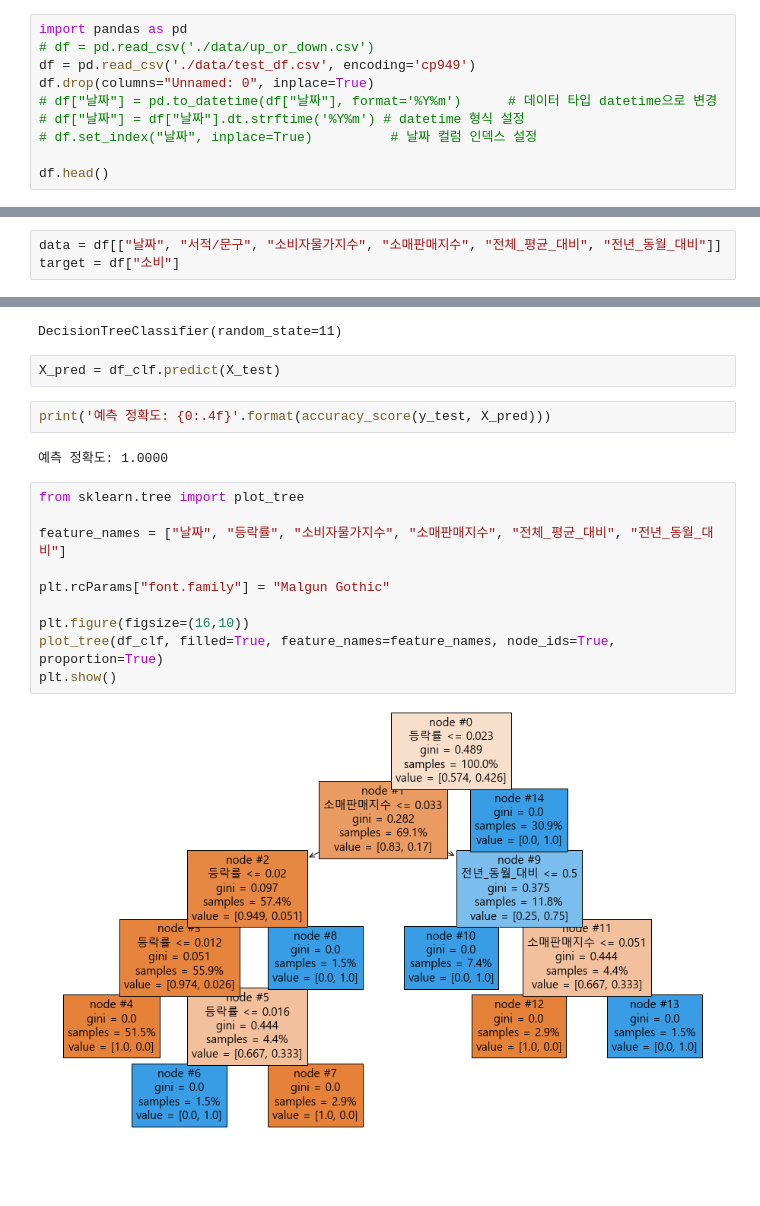
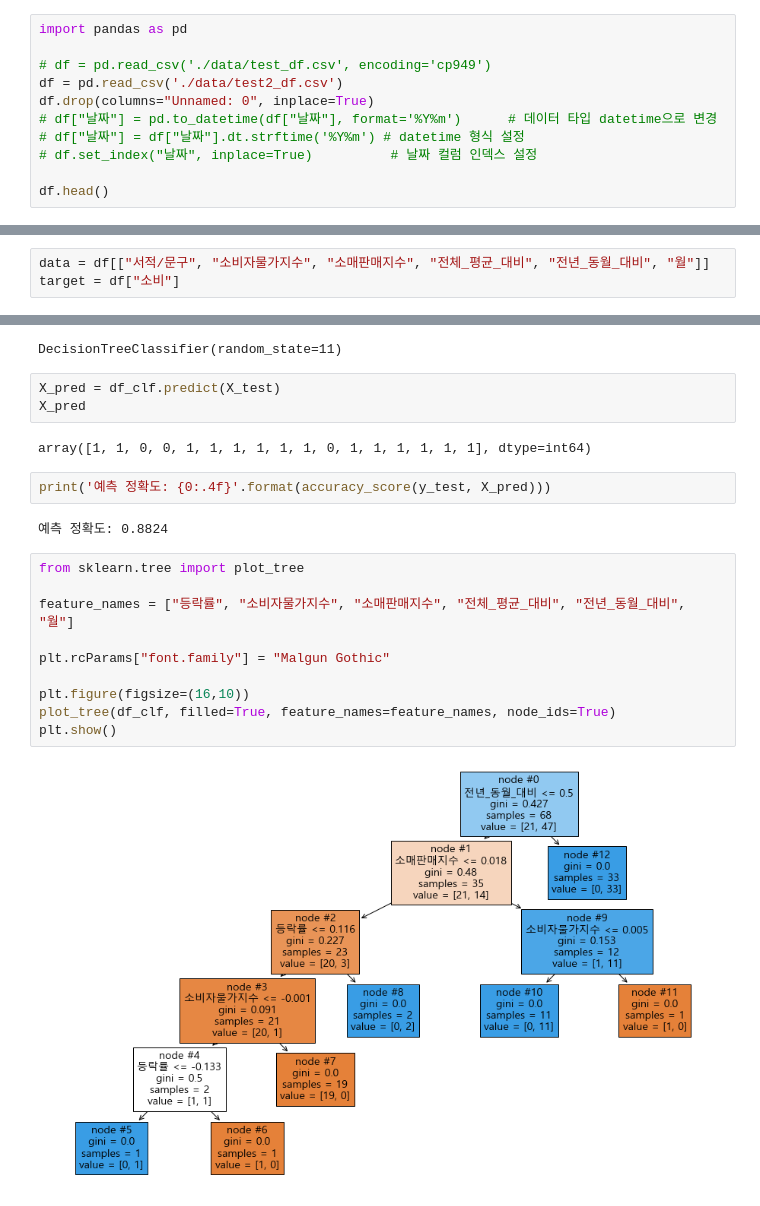
Before and after one commit to jkim0313/project1_dajopay, a Jupyter notebook: decisiontree.ipynb, the cells around one changed output, grey strips where cells are left out. Drawn from its saved outputs; the diff is of its cells as text; blank space fills up the shorter version.

```diff
--- a/decisiontree.ipynb
+++ b/decisiontree.ipynb
@@ -1,7 +1,8 @@
 # %%
 import pandas as pd
-# df = pd.read_csv('./data/up_or_down.csv')
-df = pd.read_csv('./data/test_df.csv', encoding='cp949')
+
+# df = pd.read_csv('./data/test_df.csv', encoding='cp949')
+df = pd.read_csv('./data/test2_df.csv')
 df.drop(columns="Unnamed: 0", inplace=True)
 # df["날짜"] = pd.to_datetime(df["날짜"], format='%Y%m')      # 데이터 타입 datetime으로 변경
 # df["날짜"] = df["날짜"].dt.strftime('%Y%m') # datetime 형식 설정
@@ -18,5 +19,5 @@ df.head()
 # %%
-data = df[["날짜", "서적/문구", "소비자물가지수", "소매판매지수", "전체_평균_대비", "전년_동월_대비"]]
+data = df[["서적/문구", "소비자물가지수", "소매판매지수", "전체_평균_대비", "전년_동월_대비", "월"]]
 target = df["소비"]
 # %%
 from sklearn.preprocessing import StandardScaler
@@ -99,22 +100,25 @@ df_clf.fit(X_train, y_train)
 DecisionTreeClassifier(random_state=11)
 # %%
 X_pred = df_clf.predict(X_test)
+X_pred
+# %% [output]
+array([1, 1, 0, 0, 1, 1, 1, 1, 1, 1, 0, 1, 1, 1, 1, 1, 1], dtype=int64)
 # %%
 print('예측 정확도: {0:.4f}'.format(accuracy_score(y_test, X_pred)))
 # %% [output]
-예측 정확도: 1.0000
+예측 정확도: 0.8824
 # %%
 from sklearn.tree import plot_tree
 
-feature_names = ["날짜", "등락률", "소비자물가지수", "소매판매지수", "전체_평균_대비", "전년_동월_대비"]
+feature_names = ["등락률", "소비자물가지수", "소매판매지수", "전체_평균_대비", "전년_동월_대비", "월"]
 
 plt.rcParams["font.family"] = "Malgun Gothic"
 
 plt.figure(figsize=(16,10))
-plot_tree(df_clf, filled=True, feature_names=feature_names, node_ids=True, proportion=True)
+plot_tree(df_clf, filled=True, feature_names=feature_names, node_ids=True)
 plt.show()
 # %% [output]
-[figure, old version]
+[figure, new version]
 # %%
 df_clf.feature_importances_
 # %% [output]
```
Also changed, not shown: parts of 9 cells of this notebook, 1 other file.
